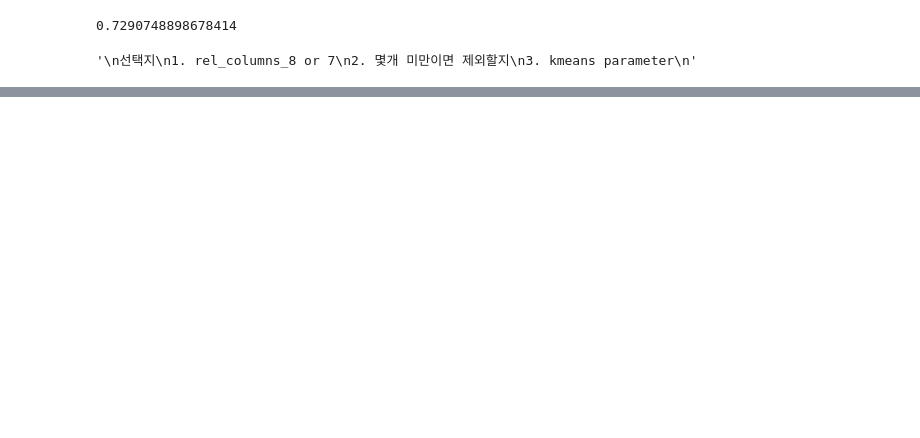
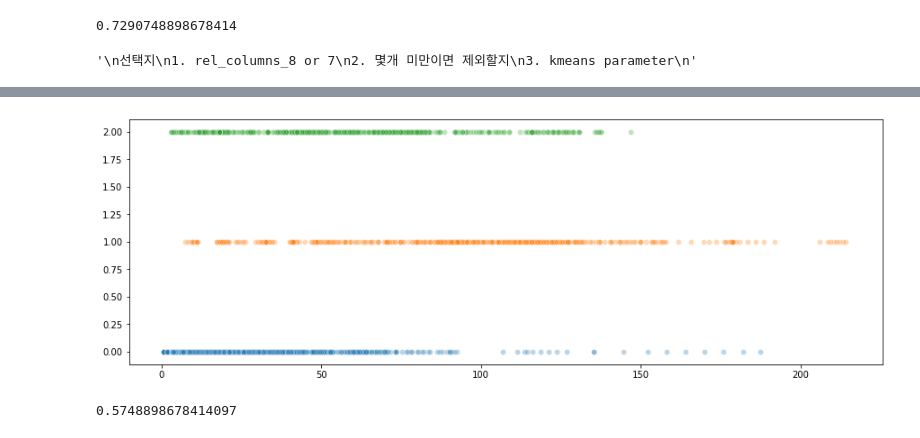
Before and after one commit to soyoungpark9187/ML_termProject, a Jupyter notebook: input/kmeans.ipynb, the cells around one changed output, grey strips where cells are left out. Cells and saved outputs as stored; diff of their text form; code cells hidden in the pictures; blank space fills up the shorter version.

```diff
--- a/input/kmeans.ipynb
+++ b/input/kmeans.ipynb
@@ -332,0 +354,5 @@ runGMM(df, 3)
+# %%
+runKMeans(df,3,600,30)
+# %% [output]
+[figure, added]
+0.5748898678414097
```
Also changed, not shown: parts of 12 cells of this notebook, 1 other file.
